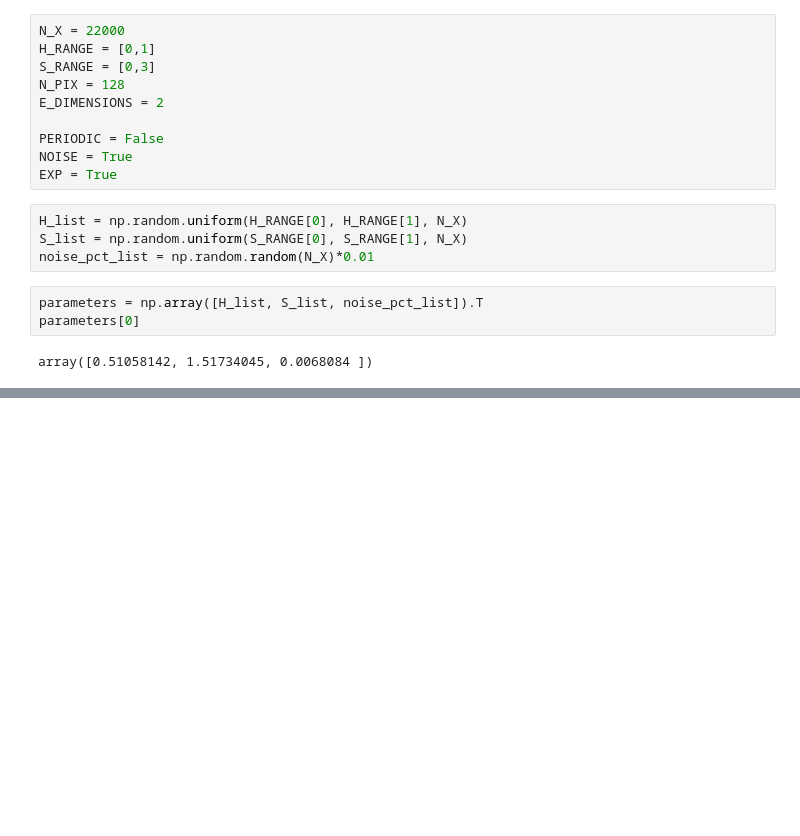
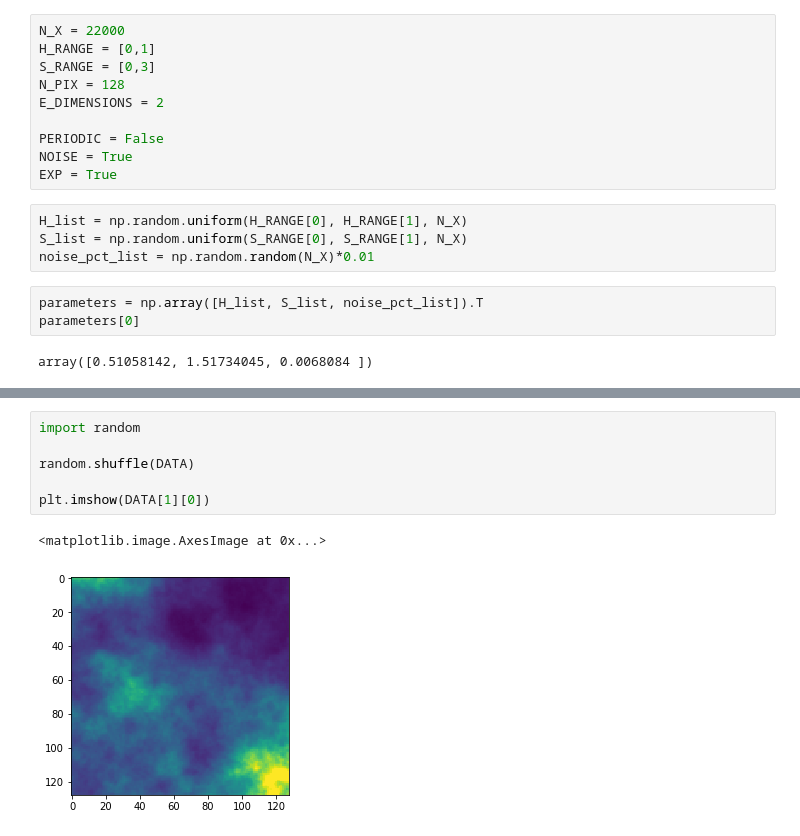
Before and after one commit to MBates92/Scripts, a Jupyter notebook: Generating fbm field dataset for CNN training..ipynb, the cells around one changed output, grey strips where cells are left out. Cells and saved outputs as stored; diff of their text form; blank space fills up the shorter version.

```diff
--- a/Generating fbm field dataset for CNN training..ipynb
+++ b/Generating fbm field dataset for CNN training..ipynb
@@ -89,0 +106,9 @@ plt.imshow(DATA[0][0])
+# %%
+import random
+
+random.shuffle(DATA)
+
+plt.imshow(DATA[1][0])
+# %% [output]
+<matplotlib.image.AxesImage at 0x...>
+[figure, added]
```
Also changed, not shown: parts of 3 cells of this notebook.
